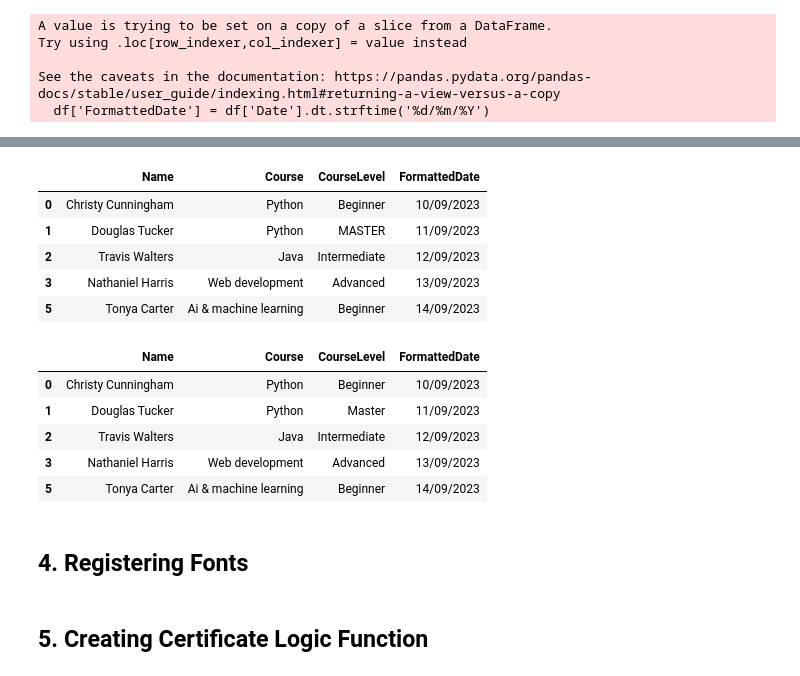
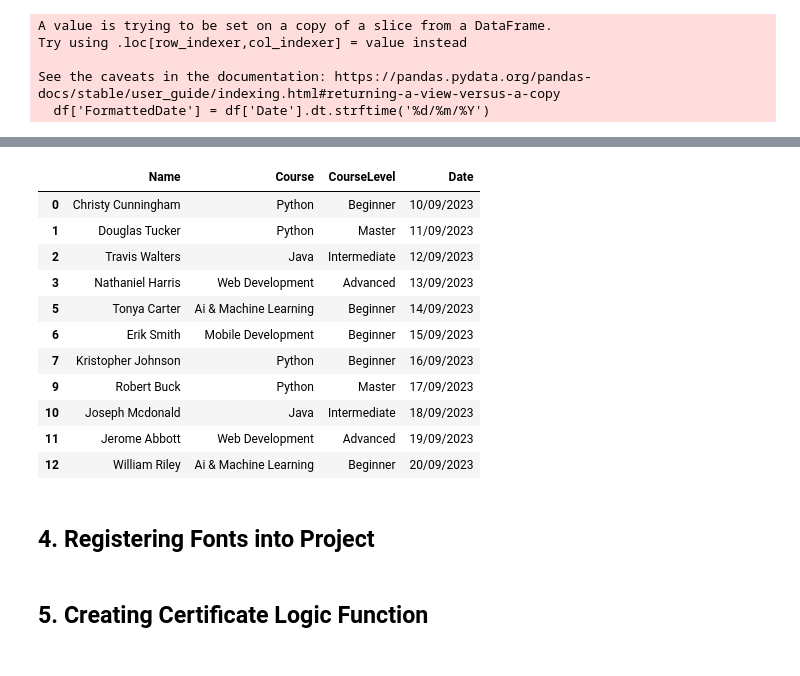
Before and after one commit to najiha2002/CertGen, a Jupyter notebook: Cert_Gen.ipynb, the cells around one changed output, grey strips where cells are left out. Drawn from its saved outputs; the diff is of its cells as text; code cells hidden in the pictures.

```diff
--- a/Cert_Gen.ipynb
+++ b/Cert_Gen.ipynb
@@ -117,0 +139,9 @@ df
+# %%
+# Problem 2: Inconsistency formatting in "Course" & "CourseLevel" columns
+
+# .str --> u can access to multiple string methods onto data in pandas df
+
+df['Course'] = df['Course'].str.title()
+df['CourseLevel'] = df['CourseLevel'].str.title()
+
+# broadcasting function --> broadcast the logic of capitalization to all the rows in "Course" & "CourseLevel" columns
@@ -181,14 +248,19 @@ df.head()
-# %%
-# Problem 1: Inconsistency formatting in 'Course' & 'CourseLevel' columns - (some are capitalized but some are not)
-df['Course'] = df['Course'].str.capitalize()
-
-# it is going to broadcast the logic of capitalizing to EACH ROW in 'Course' column
+# %%
+df['Date'] = df['FormattedDate']
+# %%
+df = df.drop('FormattedDate', axis=1)
 # %%
-df.head()
+df
 # %% [output]
-|  | Name | Course | CourseLevel | FormattedDate |
+|  | Name | Course | CourseLevel | Date |
 | 0 | Christy Cunningham | Python | Beginner | 10/09/2023 |
-| 1 | Douglas Tucker | Python | MASTER | 11/09/2023 |
+| 1 | Douglas Tucker | Python | Master | 11/09/2023 |
 | 2 | Travis Walters | Java | Intermediate | 12/09/2023 |
-| 3 | Nathaniel Harris | Web development | Advanced | 13/09/2023 |
-| 5 | Tonya Carter | Ai & machine learning | Beginner | 14/09/2023 |
+| 3 | Nathaniel Harris | Web Development | Advanced | 13/09/2023 |
+| 5 | Tonya Carter | Ai & Machine Learning | Beginner | 14/09/2023 |
+| 6 | Erik Smith | Mobile Development | Beginner | 15/09/2023 |
+| 7 | Kristopher Johnson | Python | Beginner | 16/09/2023 |
+| 9 | Robert Buck | Python | Master | 17/09/2023 |
+| 10 | Joseph Mcdonald | Java | Intermediate | 18/09/2023 |
+| 11 | Jerome Abbott | Web Development | Advanced | 19/09/2023 |
+| 12 | William Riley | Ai & Machine Learning | Beginner | 20/09/2023 |
@@ -198,10 +267 @@ df['CourseLevel'] = df['CourseLevel'].str.capitalize()
-# %%
-df.head()
-# %% [output]
-|  | Name | Course | CourseLevel | FormattedDate |
-| 0 | Christy Cunningham | Python | Beginner | 10/09/2023 |
-| 1 | Douglas Tucker | Python | Master | 11/09/2023 |
-| 2 | Travis Walters | Java | Intermediate | 12/09/2023 |
-| 3 | Nathaniel Harris | Web development | Advanced | 13/09/2023 |
-| 5 | Tonya Carter | Ai & machine learning | Beginner | 14/09/2023 |
 # %%
@@ -209,2 +269,2 @@ df.head()
 # %% [markdown]
-## 4. Registering Fonts
+## 4. Registering Fonts into Project
```
Also changed, not shown: parts of 48 cells of this notebook.
